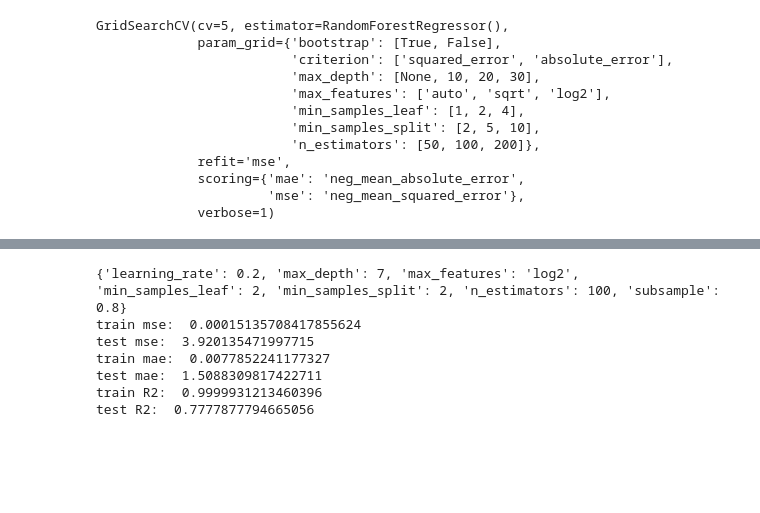
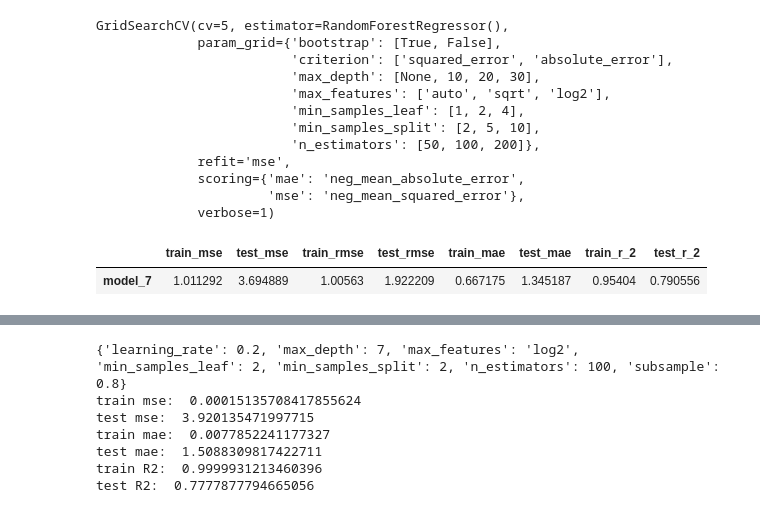
Before and after one commit to York-Solutions-B2E/luke-sands-aml-student-regression, a Jupyter notebook: Student_Project.ipynb, the cells around one changed output, grey strips where cells are left out. Drawn from its saved outputs; the diff is of its cells as text; code cells hidden in the pictures; blank space fills up the shorter version.

```diff
--- a/Student_Project.ipynb
+++ b/Student_Project.ipynb
@@ -1200,4 +1185,29 @@ GridSearchCV(cv=5, estimator=RandomForestRegressor(),
 # %%
 #Save 5 best estimators from gridsearch
 model_7 = model_7.best_estimator_
+# %%
+model_list = [model_7]
+# Initalize list of models scores
+scores = []
+# Store model scores in list of lists
+for i in model_list:
+    trainpreds = i.predict(X_train)
+    testpreds = i.predict(X_test)
+    train_mse = mean_squared_error(y_train, trainpreds)
+    test_mse = mean_squared_error(y_test, testpreds)
+    train_rmse = (train_mse**0.5)
+    test_rmse = (test_mse**0.5)
+    train_mae = mean_absolute_error(y_train, trainpreds)
+    test_mae = mean_absolute_error(y_test, testpreds)
+    train_r_2 = r2_score(y_train,trainpreds)
+    test_r_2 = r2_score(y_test,testpreds)
+    scores.append([train_mse,test_mse,train_rmse,test_rmse,train_mae,test_mae,train_r_2,test_r_2])
+# Make dataframe of scores by model
+model_7_df = pd.DataFrame(scores, index=["model_7"],
+                         columns=["train_mse","test_mse","train_rmse","test_rmse",
+                                  "train_mae","test_mae","train_r_2","test_r_2"])
+model_7_df
+# %% [output]
+|  | train_mse | test_mse | train_rmse | test_rmse | train_mae | test_mae | train_r_2 | test_r_2 |
+| model_7 | 1.011292 | 3.694889 | 1.00563 | 1.922209 | 0.667175 | 1.345187 | 0.95404 | 0.790556 |
 # %%
```
Also changed, not shown: parts of 45 cells of this notebook, 8 other files.
